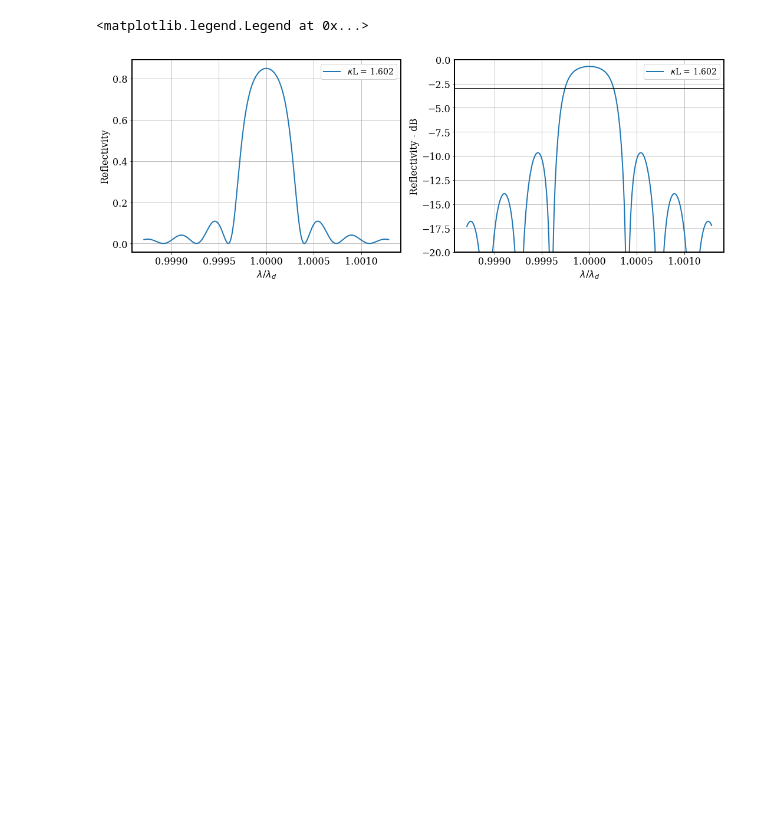
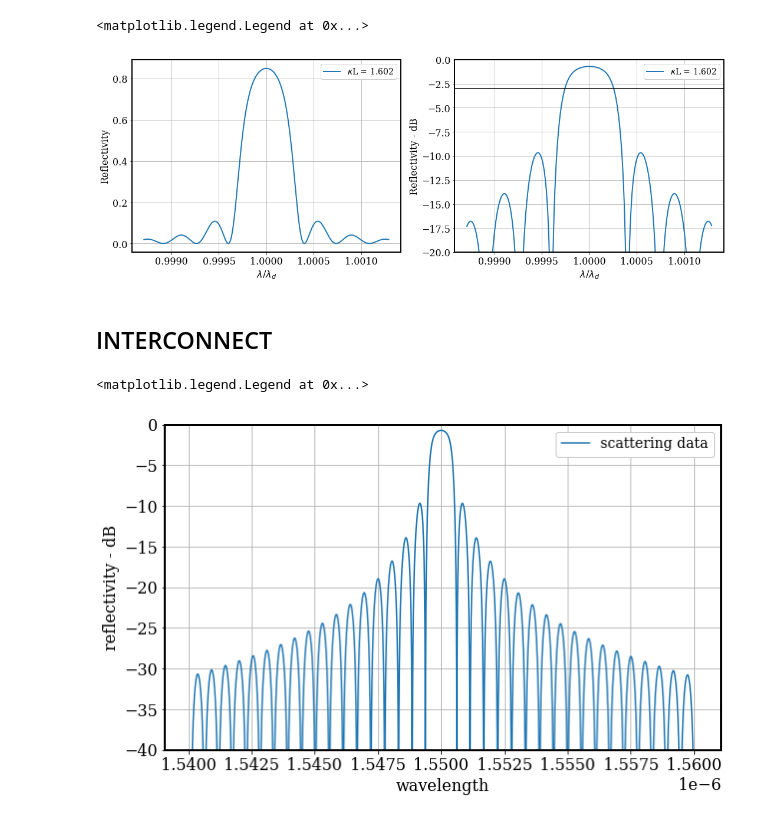
Before and after one commit to moisesoliveira08/BragGrating, a Jupyter notebook: FBG.ipynb, the cells around one changed output. Saved outputs shown, nothing was run; the diff lists cells and outputs as text; code cells hidden in the pictures; blank space fills up the shorter version.

```diff
--- a/FBG.ipynb
+++ b/FBG.ipynb
@@ -54,3 +60,32 @@ ax[1].legend(loc = 'upper right',framealpha = 1, fontsize = 14)
 # %% [output]
 <matplotlib.legend.Legend at 0x...>
 [figure]
+# %% [markdown]
+## INTERCONNECT
+# %%
+inter = lumapi.INTERCONNECT(filename= 'fbg.icp')
+# %%
+inter.switchtolayout()
+inter.run()
+# %%
+result_ona_1 = inter.getresult('ONA_1','input 1/mode 1/gain')
+result_ona_2 = inter.getresult('ONA_2','input 1/mode 1/gain')
+result_ona_3 = inter.getresult('ONA_3','input 1/mode 1/gain')
+# %%
+wavelength = result_ona_1['wavelength']
+gain_ona_1 = result_ona_1['TE gain (dB)']
+gain_ona_2 = result_ona_2['TE gain (dB)']
+gain_ona_3 = result_ona_3['TE gain (dB)']
+# %%
+figure = plt.figure(figsize=(10,6))
+plt.rc('font', **font)
+plt.rc('axes', linewidth=2)
+plt.plot(wavelength, gain_ona_1, label = 'scattering data')
+plt.grid(True)
+plt.xlabel('wavelength')
+plt.ylabel('reflectivity - dB')
+plt.ylim([-40, 0])
+plt.legend(loc = 'upper right', framealpha = 1, fontsize = 14)
+# %% [output]
+<matplotlib.legend.Legend at 0x...>
+[figure, added]
```
Also changed, not shown: parts of 6 cells of this notebook.
